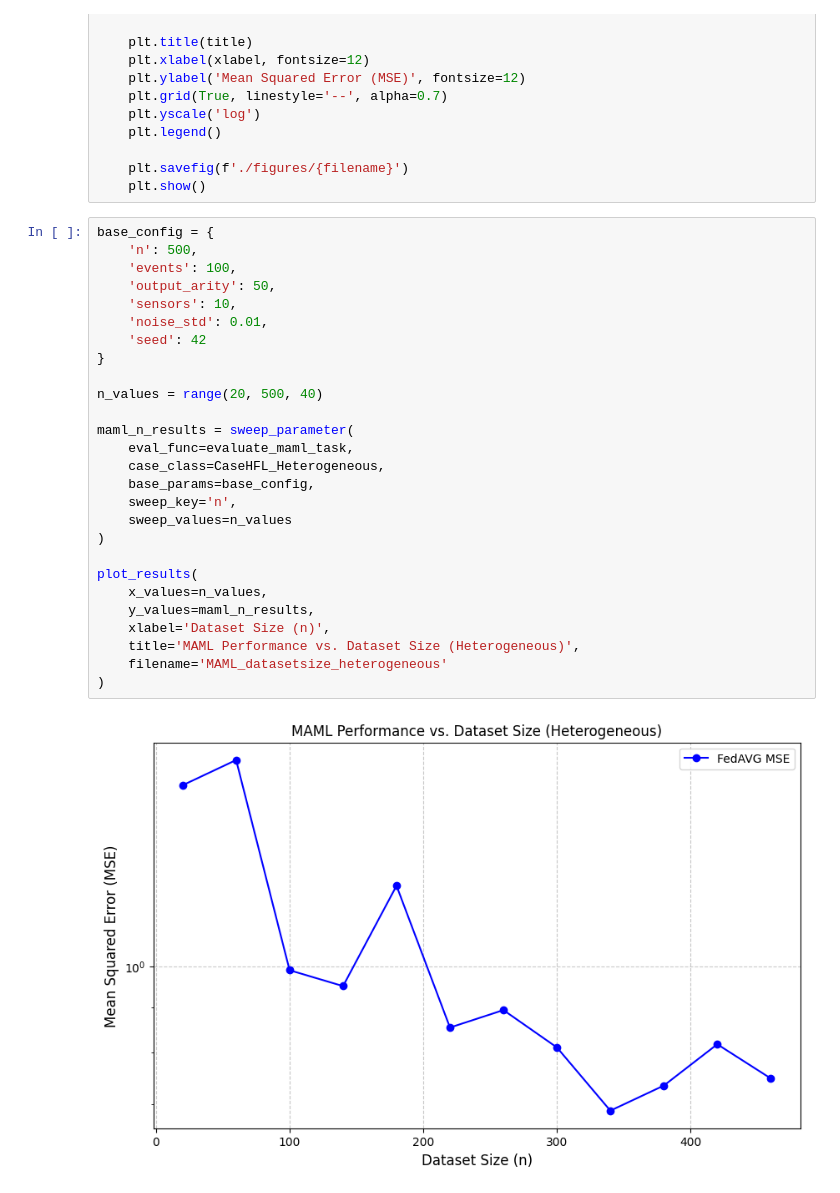
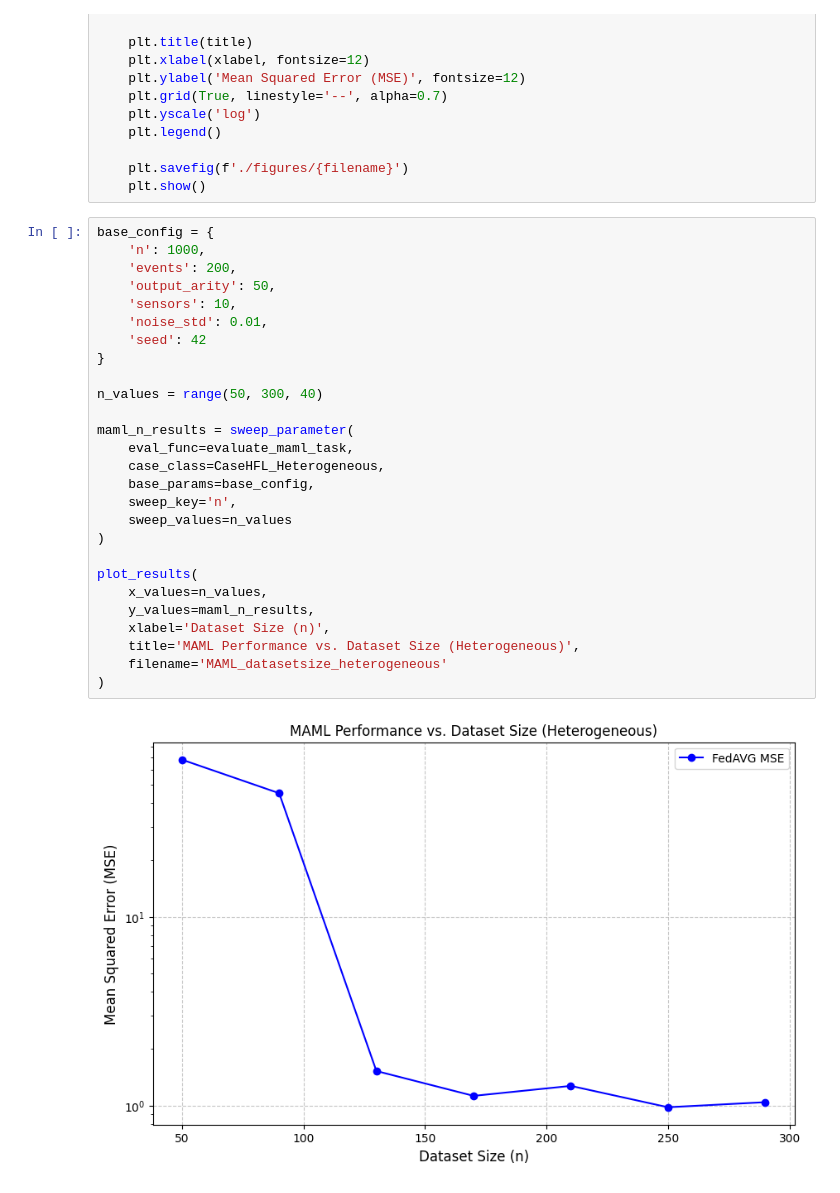
Before and after one commit to RitenkumarPatel/CS-536-Final-Project, a Jupyter notebook: MAML.ipynb, the cells around one changed output. Drawn from its saved outputs; the diff is of its cells as text.

```diff
--- a/MAML.ipynb
+++ b/MAML.ipynb
@@ -224,33 +224,33 @@ def plot_results(x_values, y_values, xlabel, title, filename):
     plt.show()
 # %%
 base_config = {
-    'n': 500,
-    'events': 100,
+    'n': 1000,
+    'events': 200,
     'output_arity': 50,
     'sensors': 10,
     'noise_std': 0.01,
     'seed': 42
 }
 
-n_values = range(20, 500, 40)
+n_values = range(50, 300, 40)
 
 maml_n_results = sweep_parameter(
     eval_func=evaluate_maml_task,
     case_class=CaseHFL_Heterogeneous,
     base_params=base_config,
     sweep_key='n',
     sweep_values=n_values
 )
 
 plot_results(
     x_values=n_values,
     y_values=maml_n_results,
     xlabel='Dataset Size (n)',
     title='MAML Performance vs. Dataset Size (Heterogeneous)',
     filename='MAML_datasetsize_heterogeneous'
 )
 # %% [output]
-[figure, old version]
+[figure, new version]
 # %%
 maml_n_results = sweep_parameter(
     eval_func=evaluate_maml_task,
```
Also changed, not shown: parts of 6 cells of this notebook, 20 other files.
